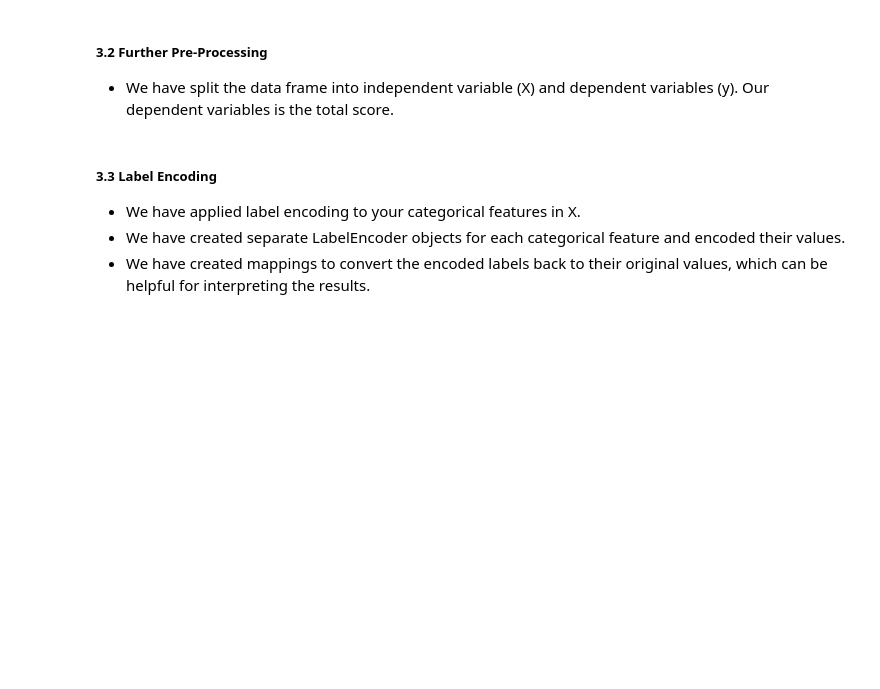
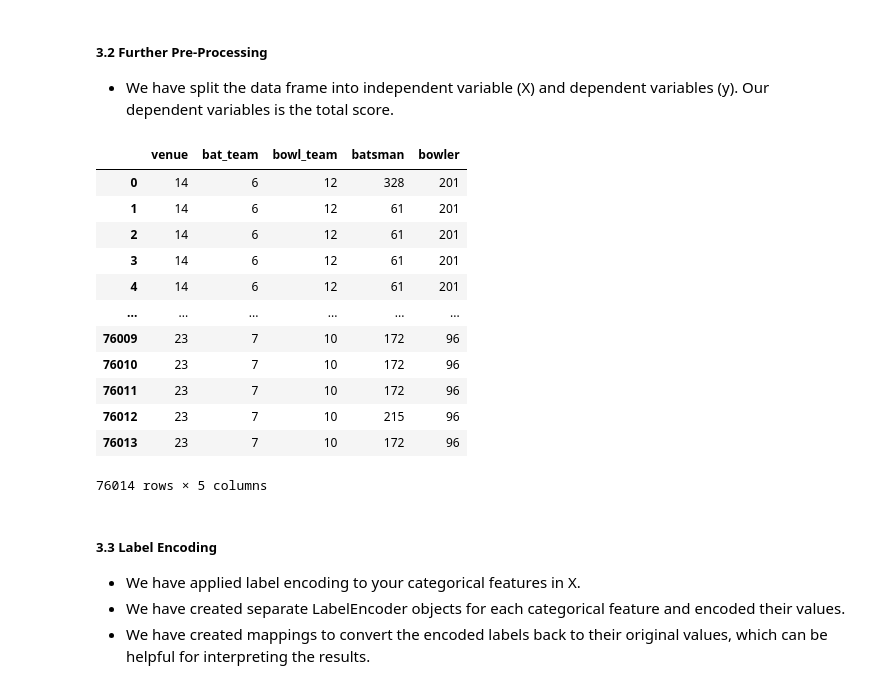
Before and after one commit to saksham3232/IPL-Score-Predictor, a Jupyter notebook: IPL Score Predictor.ipynb, the cells around one changed output. Saved outputs shown, nothing was run; the diff lists cells and outputs as text; code cells hidden in the pictures; blank space fills up the shorter version.

```diff
--- a/IPL Score Predictor.ipynb
+++ b/IPL Score Predictor.ipynb
@@ -42,6 +45,22 @@ df = ipl.drop(['date', 'runs', 'wickets', 'overs', 'runs_last_5', 'wickets_last_
 # %%
 X = df.drop(['total'], axis =1)
 y = df['total']
+# %%
+X
+# %% [output]
+|  | venue | bat_team | bowl_team | batsman | bowler |
+| 0 | 14 | 6 | 12 | 328 | 201 |
+| 1 | 14 | 6 | 12 | 61 | 201 |
+| 2 | 14 | 6 | 12 | 61 | 201 |
+| 3 | 14 | 6 | 12 | 61 | 201 |
+| 4 | 14 | 6 | 12 | 61 | 201 |
+| ... | ... | ... | ... | ... | ... |
+| 76009 | 23 | 7 | 10 | 172 | 96 |
+| 76010 | 23 | 7 | 10 | 172 | 96 |
+| 76011 | 23 | 7 | 10 | 172 | 96 |
+| 76012 | 23 | 7 | 10 | 215 | 96 |
+| 76013 | 23 | 7 | 10 | 172 | 96 |
+76014 rows × 5 columns
 # %% [markdown]
 ##### 3.3 Label Encoding
 
```
Also changed, not shown: parts of 6 cells of this notebook.
